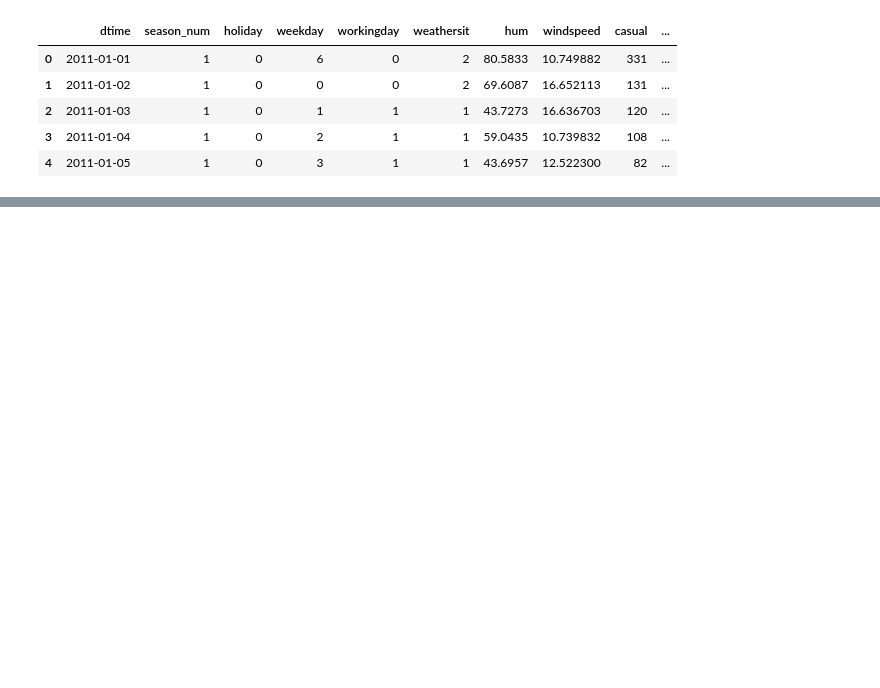
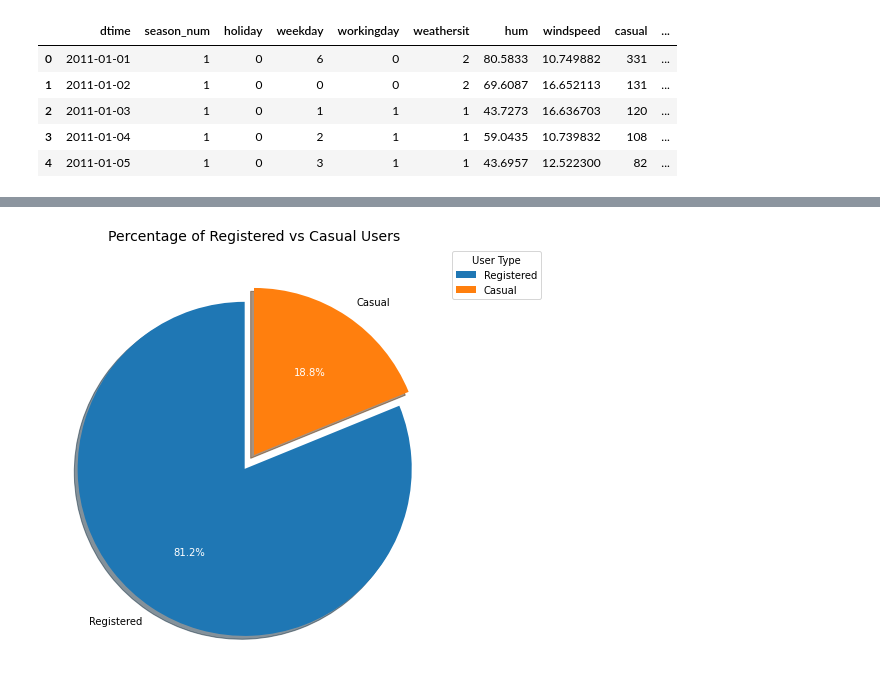
Before and after one commit to Maxremmo/Bike-Sharing-ML, a Jupyter notebook: bike_eda_daily.ipynb, the cells around one changed output, grey strips where cells are left out. Cells and saved outputs as stored; diff of their text form; code cells hidden in the pictures; blank space fills up the shorter version.

```diff
--- a/bike_eda_daily.ipynb
+++ b/bike_eda_daily.ipynb
@@ -210,0 +279,42 @@ df['windy_cat'] = df['windy_cat'].astype('category')
+# %%
+# Calculate the total count of registered and casual users
+total_registered = df['registered'].sum()
+total_casual = df['casual'].sum()
+
+# Calculate the percentage of registered and casual users
+percentage_registered = (total_registered / (total_registered + total_casual)) * 100
+percentage_casual = (total_casual / (total_registered + total_casual)) * 100
+
+# Create a pie chart
+labels = ['Registered', 'Casual']
+sizes = [percentage_registered, percentage_casual]
+colors = ['#1f77b4', '#ff7f0e']
+explode = (0.1, 0)  # Explode the first slice (Registered)
+
+# Create a figure and axis with equal aspect ratio
+fig, ax = plt.subplots(figsize=(8, 8))
+ax.set_aspect('equal')
+
+# Create the pie chart with custom colors, explode, and shadow
+wedges, _, text_labels = ax.pie(sizes, explode=explode, labels=labels, colors=colors,
+                                autopct='%1.1f%%', startangle=90, shadow=True)
+
+# Set the text color of percentage labels to white
+for text_label in text_labels:
+    text_label.set_color('white')
+
+# Set the font size of the labels and percentage labels
+ax.set_title('Percentage of Registered vs Casual Users', fontsize=14)
+legend = ax.legend(title='User Type', loc='upper right', fontsize=10)
+ax.axis('off')
+
+# Improve spacing between the pie and the title
+plt.subplots_adjust(top=0.85)
+
+# Set legend to be outside the pie chart
+legend.set_bbox_to_anchor((1.2, 1))
+
+# Display the chart
+plt.show()
+# %% [output]
+[figure, added]
```
Also changed, not shown: parts of 23 cells of this notebook.
